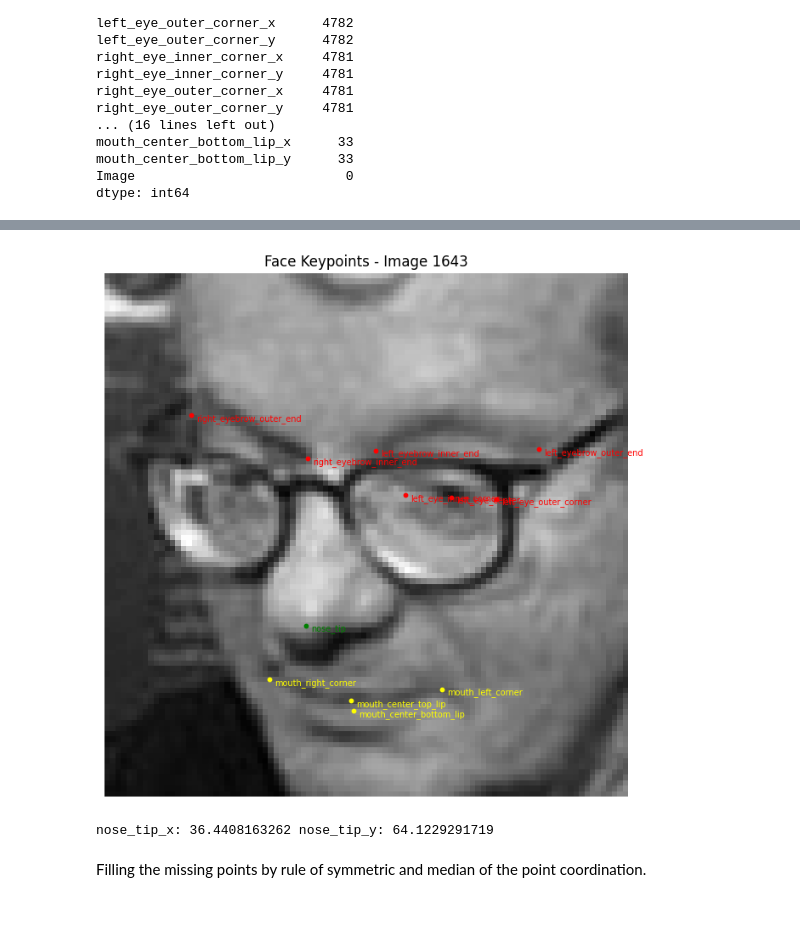
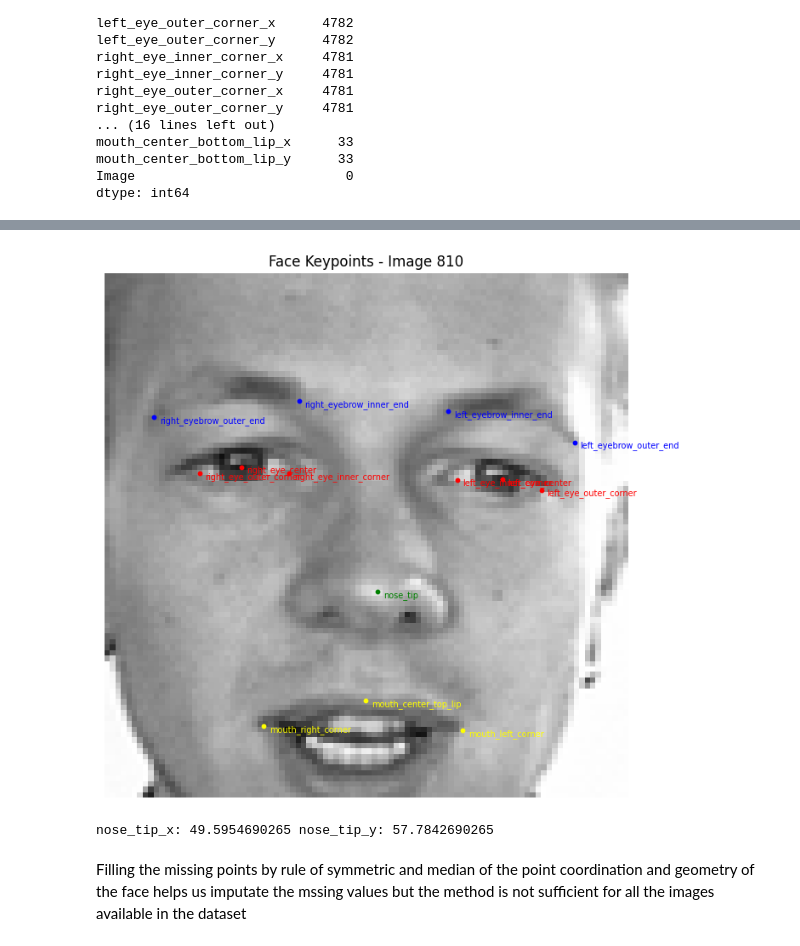
Before and after one commit to NimaNIKOOKAR/Facial-Keypoints-Detection, a Jupyter notebook: facial-detection.ipynb, the cells around one changed output, grey strips where cells are left out. Cells and saved outputs as stored; diff of their text form; code cells hidden in the pictures; blank space fills up the shorter version.

```diff
--- a/facial-detection.ipynb
+++ b/facial-detection.ipynb
@@ -267,14 +236,14 @@ display(df_unclean.iloc[:, :-1].head(50))
 # %%
-show_face_with_keypoints(df_unclean, 1245)
+show_face_with_keypoints(df_unclean, 810)
 print(
     "nose_tip_x:",
-    df_unclean.loc[1245, "nose_tip_x"],
+    df_unclean.loc[810, "nose_tip_x"],
     "nose_tip_y:",
-    df_unclean.loc[1245, "nose_tip_y"]
+    df_unclean.loc[810, "nose_tip_y"]
 )
 # %% [output]
-[figure, old version]
+[figure, new version]
-nose_tip_x: 36.4408163262 nose_tip_y: 64.1229291719
+nose_tip_x: 49.5954690265 nose_tip_y: 57.7842690265
 # %% [markdown]
-Filling the missing points by rule of symmetric and median of the point coordination.
+Filling the missing points by rule of symmetric and median of the point coordination and geometry of the face helps us imputate the mssing values but the method is not sufficient for all the images available in the dataset
 # %%
```
Also changed, not shown: parts of 19 cells of this notebook, 2 other files.
